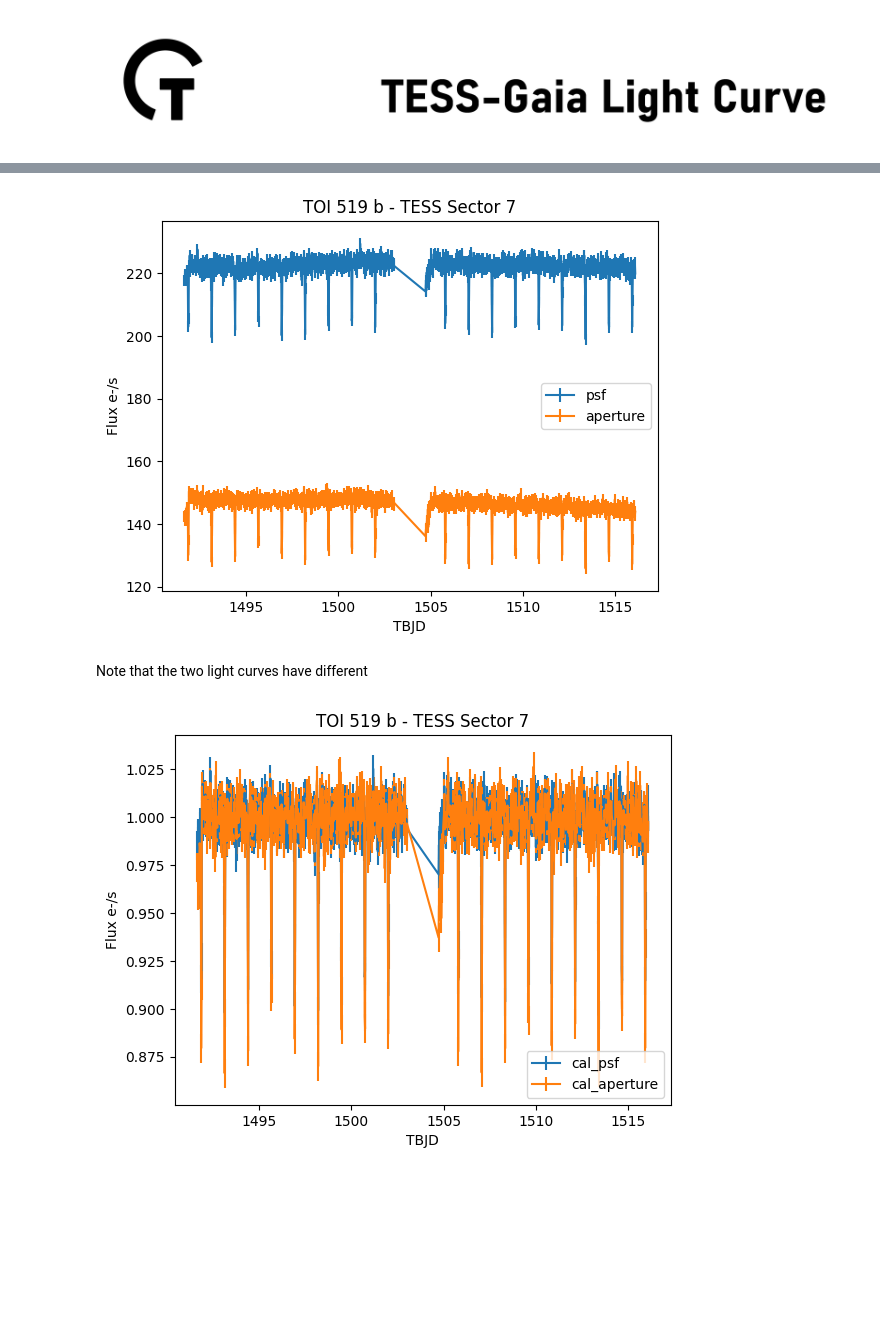
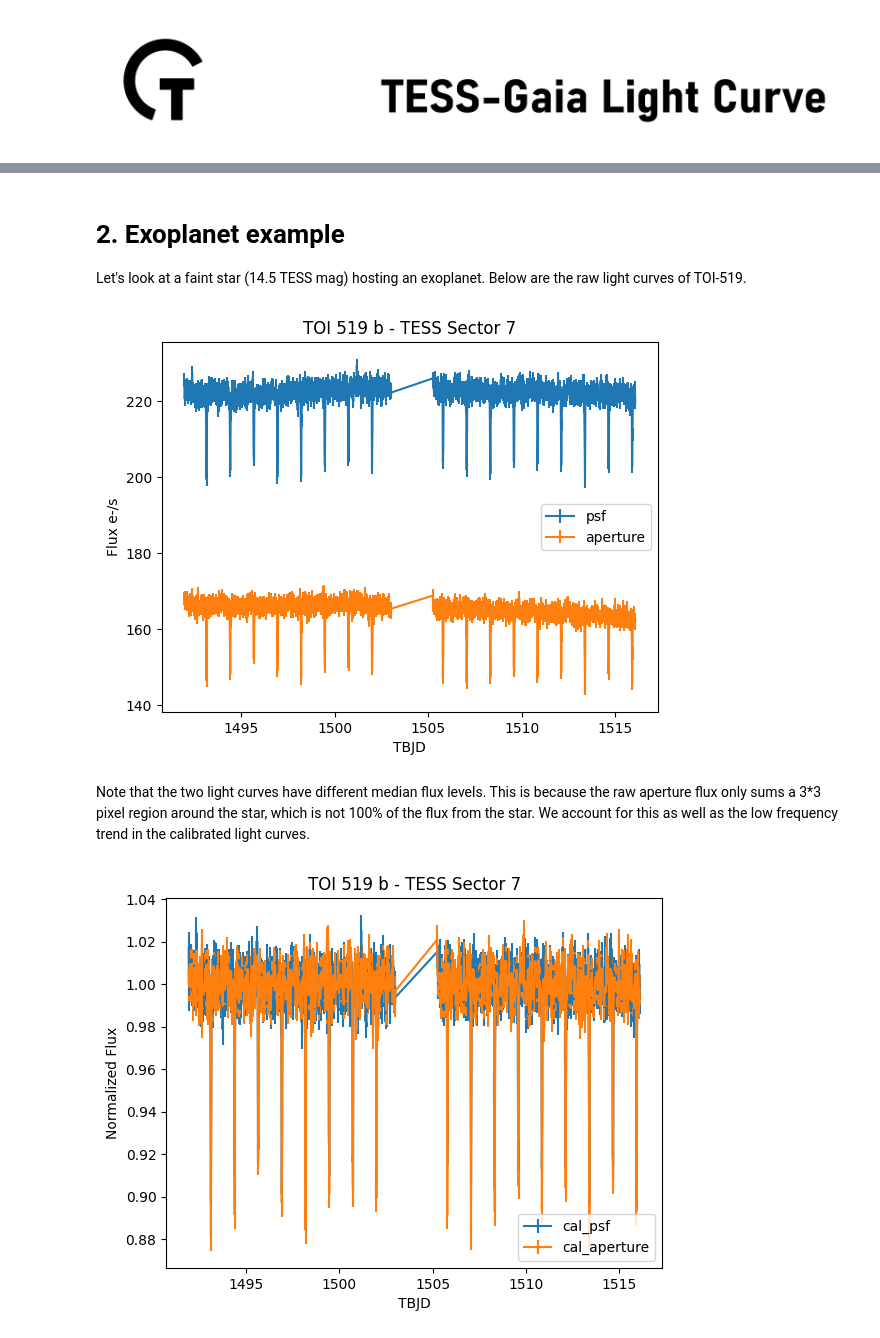
Before and after one commit to TeHanHunter/TESS_Gaia_Light_Curve, a Jupyter notebook: tutorial/TGLC_tutorial.ipynb, the cells around one changed output, grey strips where cells are left out. Drawn from its saved outputs; the diff is of its cells as text; code cells hidden in the pictures; blank space fills up the shorter version.

```diff
--- a/tutorial/TGLC_tutorial.ipynb
+++ b/tutorial/TGLC_tutorial.ipynb
@@ -32,9 +30,15 @@ Each light curve fits file has two HDUs: the Primary HDU is a 5\*5 pixels cut ar
+# %% [markdown]
+# 2. Exoplanet example
+Let's look at a faint star (14.5 TESS mag) hosting an exoplanet. Below are the raw light curves of TOI-519.
 # %%
-time_07 = hdul_s007[1].data['time']
-psf_flux_07 = hdul_s007[1].data['psf_flux'] # raw psf flux
-psf_flux_err_07 = hdul_s007[1].data['psf_flux_err'] # raw psf flux error
-aper_flux_07 = hdul_s007[1].data['aperture_flux'] # raw aper flux
-aper_flux_err_07 = hdul_s007[1].data['aperture_flux_err'] # raw aper flux error
+q_07 = list(hdul_s007[1].data['TESS_flags'] == 0) and list(hdul_s007[1].data['TGLC_flags'] == 0)
+# filter out bad datapoints from both TESS FFI flags and TGLC flags
+
+time_07 = hdul_s007[1].data['time'][q_07]
+psf_flux_07 = hdul_s007[1].data['psf_flux'][q_07] # raw psf flux
+psf_flux_err_07 = hdul_s007[1].data['psf_flux_err'][q_07] # raw psf flux error
+aper_flux_07 = hdul_s007[1].data['aperture_flux'][q_07] # raw aper flux
+aper_flux_err_07 = hdul_s007[1].data['aperture_flux_err'][q_07] # raw aper flux error
 plt.errorbar(time_07, psf_flux_07, psf_flux_err_07, marker = '', label = 'psf')
 plt.errorbar(time_07, aper_flux_07, aper_flux_err_07, marker = '', label = 'aperture')
 plt.title('TOI 519 b - TESS Sector 7')
@@ -43,21 +47,20 @@ plt.ylabel('Flux e-/s')
 plt.legend()
 plt.show()
 # %% [output]
-[figure, old version]
+[figure, new version]
-# %% [markdown]
-Note that the two light curves have different
+# %% [markdown]
+Note that the two light curves have different median flux levels. This is because the raw aperture flux only sums a 3\*3 pixel region around the star, which is not 100\% of the flux from the star. We account for this as well as the low frequency trend in the calibrated light curves.
 # %%
-time_07 = hdul_s007[1].data['time']
-cal_psf_flux_07 = hdul_s007[1].data['cal_psf_flux'] # raw psf flux
-cal_psf_flux_err_07 = hdul_s007[1].data['cal_psf_flux_err'] # raw psf flux error
-cal_aper_flux_07 = hdul_s007[1].data['cal_aper_flux'] # raw aper flux
-cal_aper_flux_err_07 = hdul_s007[1].data['cal_aper_flux_err'] # raw aper flux error
+cal_psf_flux_07 = hdul_s007[1].data['cal_psf_flux'][q_07] # raw psf flux
+cal_psf_flux_err_07 = hdul_s007[1].data['cal_psf_flux_err'][q_07] # raw psf flux error
+cal_aper_flux_07 = hdul_s007[1].data['cal_aper_flux'][q_07] # raw aper flux
+cal_aper_flux_err_07 = hdul_s007[1].data['cal_aper_flux_err'][q_07] # raw aper flux error
 plt.errorbar(time_07, cal_psf_flux_07, cal_psf_flux_err_07, marker = '', label = 'cal_psf')
 plt.errorbar(time_07, cal_aper_flux_07, cal_aper_flux_err_07, marker = '', label = 'cal_aperture')
 plt.title('TOI 519 b - TESS Sector 7')
 plt.xlabel('TBJD')
-plt.ylabel('Flux e-/s')
+plt.ylabel('Normalized Flux')
 plt.legend()
 plt.show()
 # %% [output]
-[figure, old version]
+[figure, new version]
```
Also changed, not shown: parts of 10 cells of this notebook, 4 other files.
